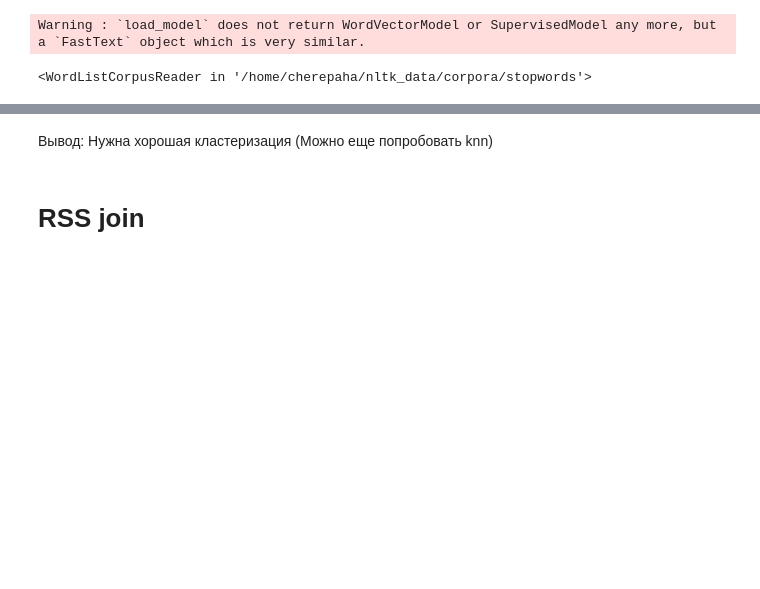
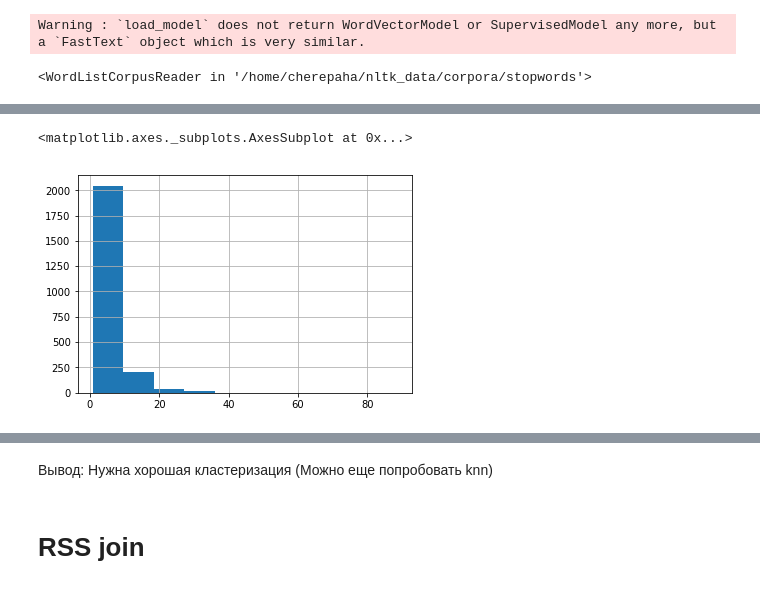
Before and after one commit to MADE-realtime/realtime_news, a Jupyter notebook: EDA/VkTgVis.ipynb, the cells around one changed output, grey strips where cells are left out. Drawn from its saved outputs; the diff is of its cells as text; code cells hidden in the pictures; blank space fills up the shorter version.

```diff
--- a/EDA/VkTgVis.ipynb
+++ b/EDA/VkTgVis.ipynb
@@ -162,6 +164,3 @@ news_text = news[news.date == date][['post_id', 'text', 'social_network']]
 news_text.dropna(inplace=True)
 news_text.loc[:, 'text'] = news_text['text'].apply(prepare_text)
 news_text = news_text[news_text.text.apply(len) > 1]
-
-text_emb = news_text['text'].apply(lambda x: model[x])
-text_emb = pd.DataFrame(text_emb.to_list(), )
@@ -168,3 +197,8 @@ text_emb = pd.DataFrame(text_emb.to_list(), )
+# %%
+(text_emb**2).sum(axis=1).hist()
+# %% [output]
+<matplotlib.axes._subplots.AxesSubplot at 0x...>
+[figure, added]
 # %%
 %%time
 text_clusters = cluster.AgglomerativeClustering(
```
Also changed, not shown: parts of 11 cells of this notebook.
